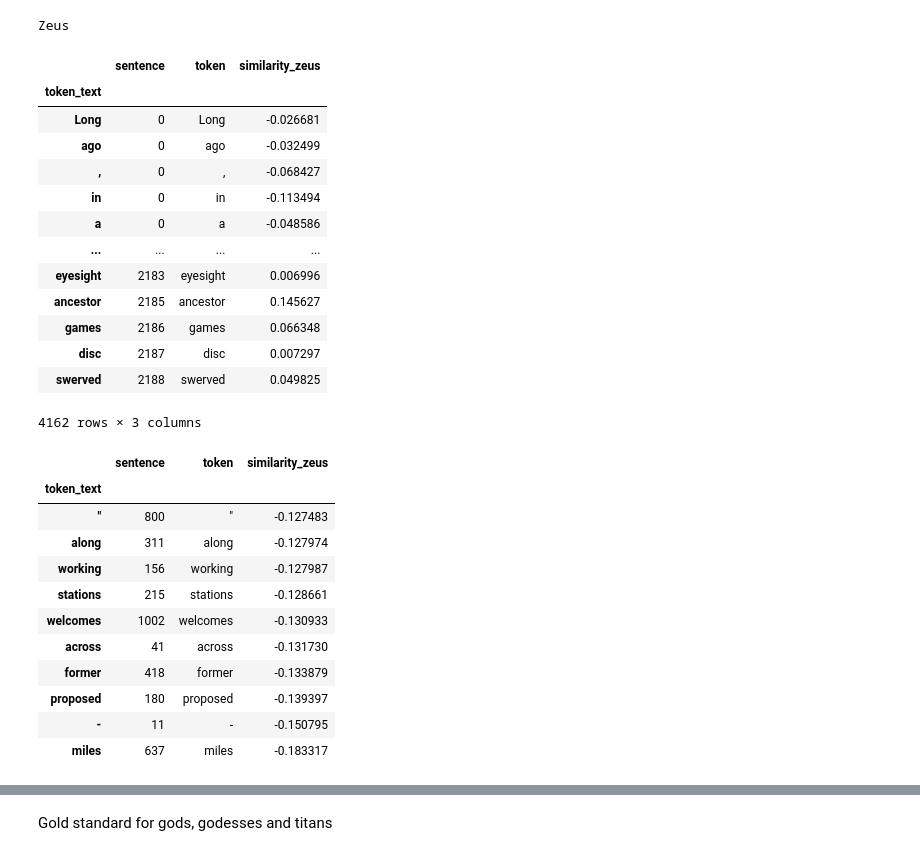
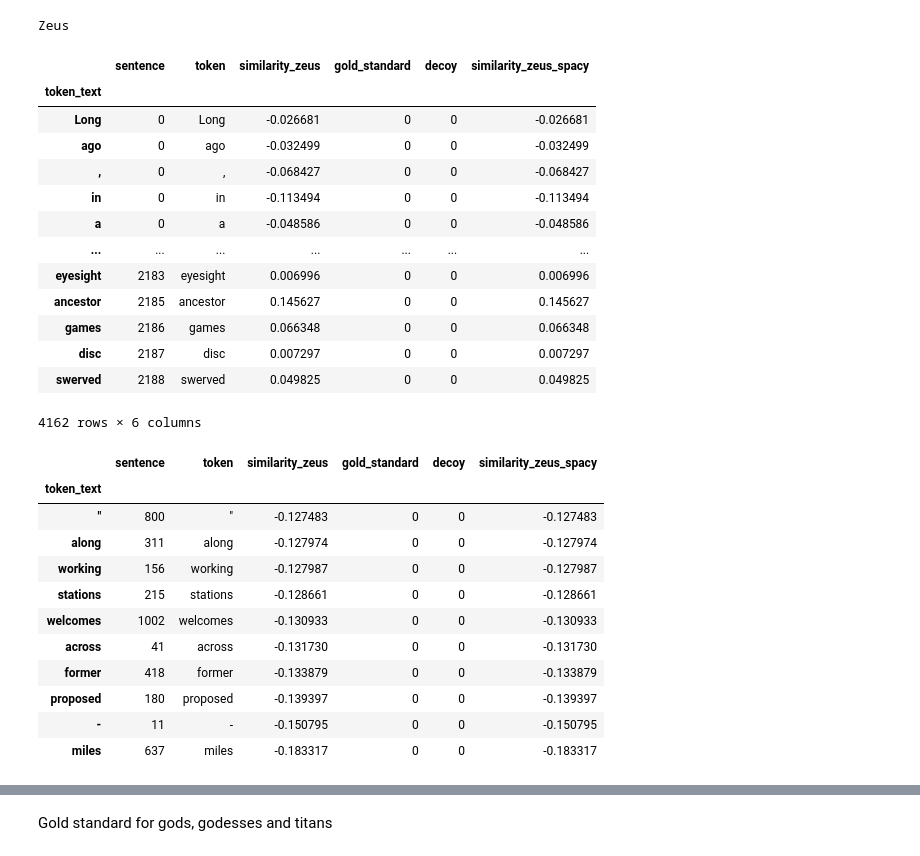
Before and after one commit to AttilaVM/computer-linguistics, a Jupyter notebook: content/NLP_tutorial.ipynb, the cells around one changed output, grey strips where cells are left out. Drawn from its saved outputs; the diff is of its cells as text; code cells hidden in the pictures.

```diff
--- a/content/NLP_tutorial.ipynb
+++ b/content/NLP_tutorial.ipynb
@@ -609,41 +615,41 @@ df_tokens["token"]["Zeus"]
 # %% [output]
 Zeus
 # %%
-df_tokens["similarity_zeus"] = df_tokens["token"].apply(lambda t: t.similarity(token_zeus))
+df_tokens["similarity_zeus_spacy"] = df_tokens["token"].apply(lambda t: t.similarity(token_zeus))
 df_tokens
 # %% [output]
-|  | sentence | token | similarity_zeus |
-| token_text |  |  |  |
-| Long | 0 | Long | -0.026681 |
-| ago | 0 | ago | -0.032499 |
-| , | 0 | , | -0.068427 |
-| in | 0 | in | -0.113494 |
-| a | 0 | a | -0.048586 |
-| ... | ... | ... | ... |
-| eyesight | 2183 | eyesight | 0.006996 |
-| ancestor | 2185 | ancestor | 0.145627 |
-| games | 2186 | games | 0.066348 |
-| disc | 2187 | disc | 0.007297 |
-| swerved | 2188 | swerved | 0.049825 |
+|  | sentence | token | similarity_zeus | gold_standard | decoy | similarity_zeus_spacy |
+| token_text |  |  |  |  |  |  |
+| Long | 0 | Long | -0.026681 | 0 | 0 | -0.026681 |
+| ago | 0 | ago | -0.032499 | 0 | 0 | -0.032499 |
+| , | 0 | , | -0.068427 | 0 | 0 | -0.068427 |
+| in | 0 | in | -0.113494 | 0 | 0 | -0.113494 |
+| a | 0 | a | -0.048586 | 0 | 0 | -0.048586 |
+| ... | ... | ... | ... | ... | ... | ... |
+| eyesight | 2183 | eyesight | 0.006996 | 0 | 0 | 0.006996 |
+| ancestor | 2185 | ancestor | 0.145627 | 0 | 0 | 0.145627 |
+| games | 2186 | games | 0.066348 | 0 | 0 | 0.066348 |
+| disc | 2187 | disc | 0.007297 | 0 | 0 | 0.007297 |
+| swerved | 2188 | swerved | 0.049825 | 0 | 0 | 0.049825 |
-4162 rows × 3 columns
+4162 rows × 6 columns
 # %%
 pd.set_option('display.max_rows', None)
 df_tokens\
     .sort_values(by = "similarity_zeus", ascending = False) \
     .tail(10)
 # %% [output]
-|  | sentence | token | similarity_zeus |
-| token_text |  |  |  |
-| " | 800 | " | -0.127483 |
-| along | 311 | along | -0.127974 |
-| working | 156 | working | -0.127987 |
-| stations | 215 | stations | -0.128661 |
-| welcomes | 1002 | welcomes | -0.130933 |
-| across | 41 | across | -0.131730 |
-| former | 418 | former | -0.133879 |
-| proposed | 180 | proposed | -0.139397 |
-| - | 11 | - | -0.150795 |
-| miles | 637 | miles | -0.183317 |
+|  | sentence | token | similarity_zeus | gold_standard | decoy | similarity_zeus_spacy |
+| token_text |  |  |  |  |  |  |
+| " | 800 | " | -0.127483 | 0 | 0 | -0.127483 |
+| along | 311 | along | -0.127974 | 0 | 0 | -0.127974 |
+| working | 156 | working | -0.127987 | 0 | 0 | -0.127987 |
+| stations | 215 | stations | -0.128661 | 0 | 0 | -0.128661 |
+| welcomes | 1002 | welcomes | -0.130933 | 0 | 0 | -0.130933 |
+| across | 41 | across | -0.131730 | 0 | 0 | -0.131730 |
+| former | 418 | former | -0.133879 | 0 | 0 | -0.133879 |
+| proposed | 180 | proposed | -0.139397 | 0 | 0 | -0.139397 |
+| - | 11 | - | -0.150795 | 0 | 0 | -0.150795 |
+| miles | 637 | miles | -0.183317 | 0 | 0 | -0.183317 |
 # %%
 pd.set_option('display.max_rows', None)
 df_tokens\
```
Also changed, not shown: parts of 15 cells of this notebook, 1 other file.
